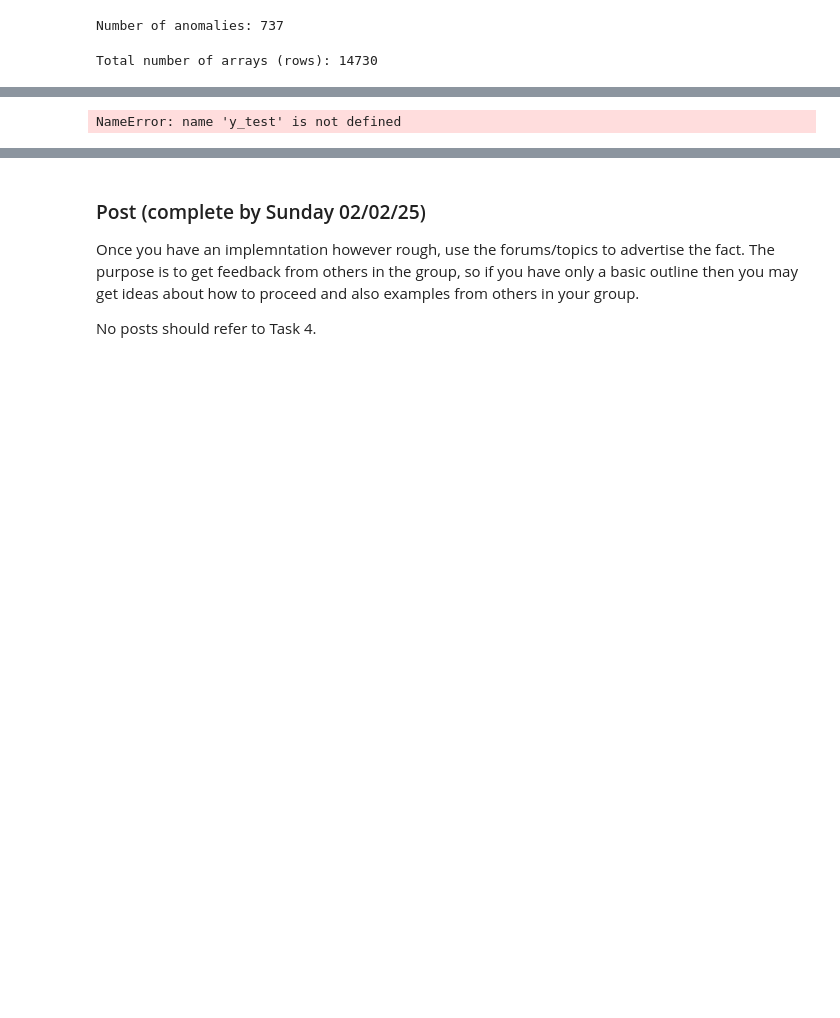
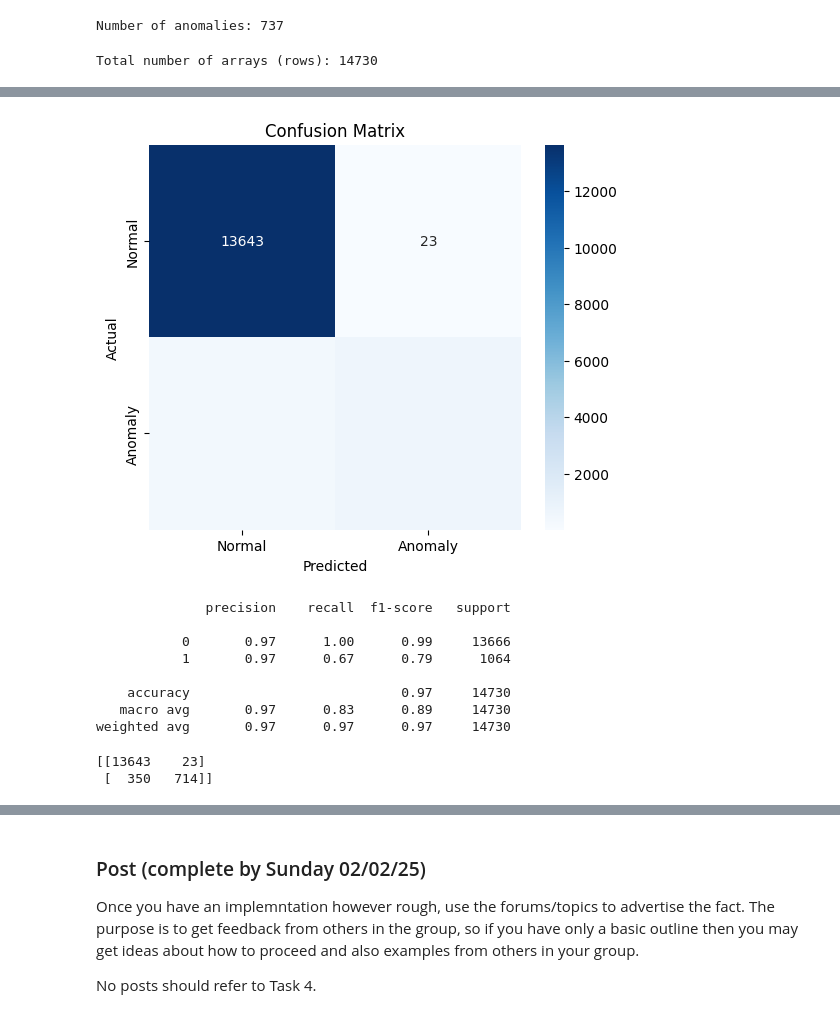
Before and after one commit to Noonansean1/CS5004, a Jupyter notebook: e-tivities/Etivity1_23300159.ipynb, the cells around one changed output, grey strips where cells are left out. Drawn from its saved outputs; the diff is of its cells as text; code cells hidden in the pictures; blank space fills up the shorter version.

```diff
--- a/e-tivities/Etivity1_23300159.ipynb
+++ b/e-tivities/Etivity1_23300159.ipynb
@@ -529,8 +524,8 @@ import seaborn as sns
 from sklearn.metrics import confusion_matrix, classification_report
 
 # Step 1: Get model predictions (Reconstruction Errors)
-reconstructions = autoencoder.predict(test_data)  # X_test is the test data
-reconstruction_errors = np.mean(np.square(test_data - reconstructions), axis=1)
+reconstructions = autoencoder.predict(X_test)  # X_test is the test data
+reconstruction_errors = np.mean(np.square(X_test - reconstructions), axis=1)
 
 # Step 2: Set an anomaly detection threshold (e.g., 95th percentile)
 threshold = np.percentile(reconstruction_errors, 95)
@@ -539,7 +534,7 @@ threshold = np.percentile(reconstruction_errors, 95)
 y_pred = (reconstruction_errors > threshold).astype(int)  # 1 = Anomaly, 0 = Normal
 
 # Step 4: Get actual labels (assuming 1 = Anomaly, 0 = Normal)
-y_true = y_test  # Replace with actual anomaly labels
+y_true = Y_test  # Replace with actual anomaly labels
 
 # Step 5: Compute Confusion Matrix
 cm = confusion_matrix(y_true, y_pred)
@@ -559 +554,14 @@ print(classification_report(y_true, y_pred))
+[figure, added]
-NameError: name 'y_test' is not defined
+              precision    recall  f1-score   support
+
+           0       0.97      1.00      0.99     13666
+           1       0.97      0.67      0.79      1064
+
+    accuracy                           0.97     14730
+   macro avg       0.97      0.83      0.89     14730
+weighted avg       0.97      0.97      0.97     14730
+# %%
+print(cm)
+# %% [output]
+[[13643    23]
+ [  350   714]]
```
Also changed, not shown: parts of 23 cells of this notebook.
